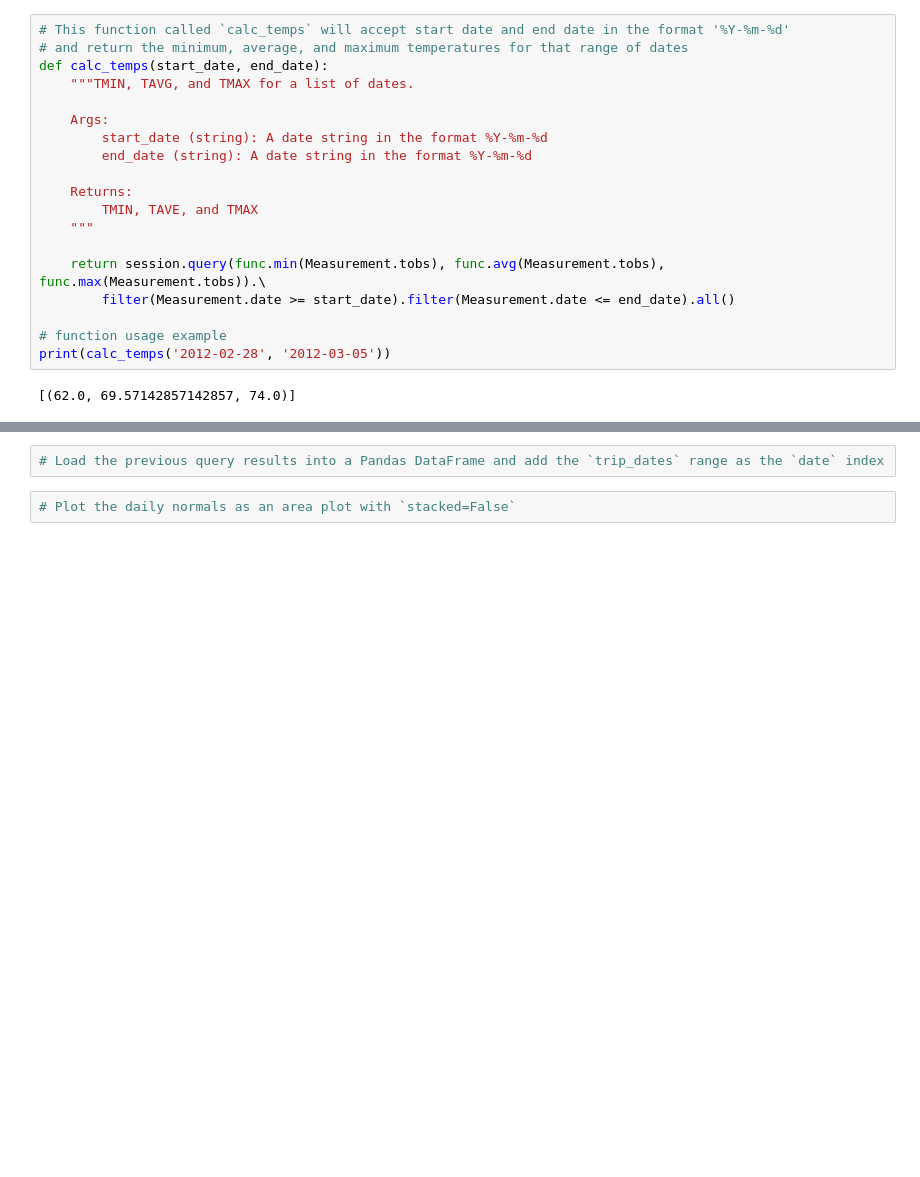
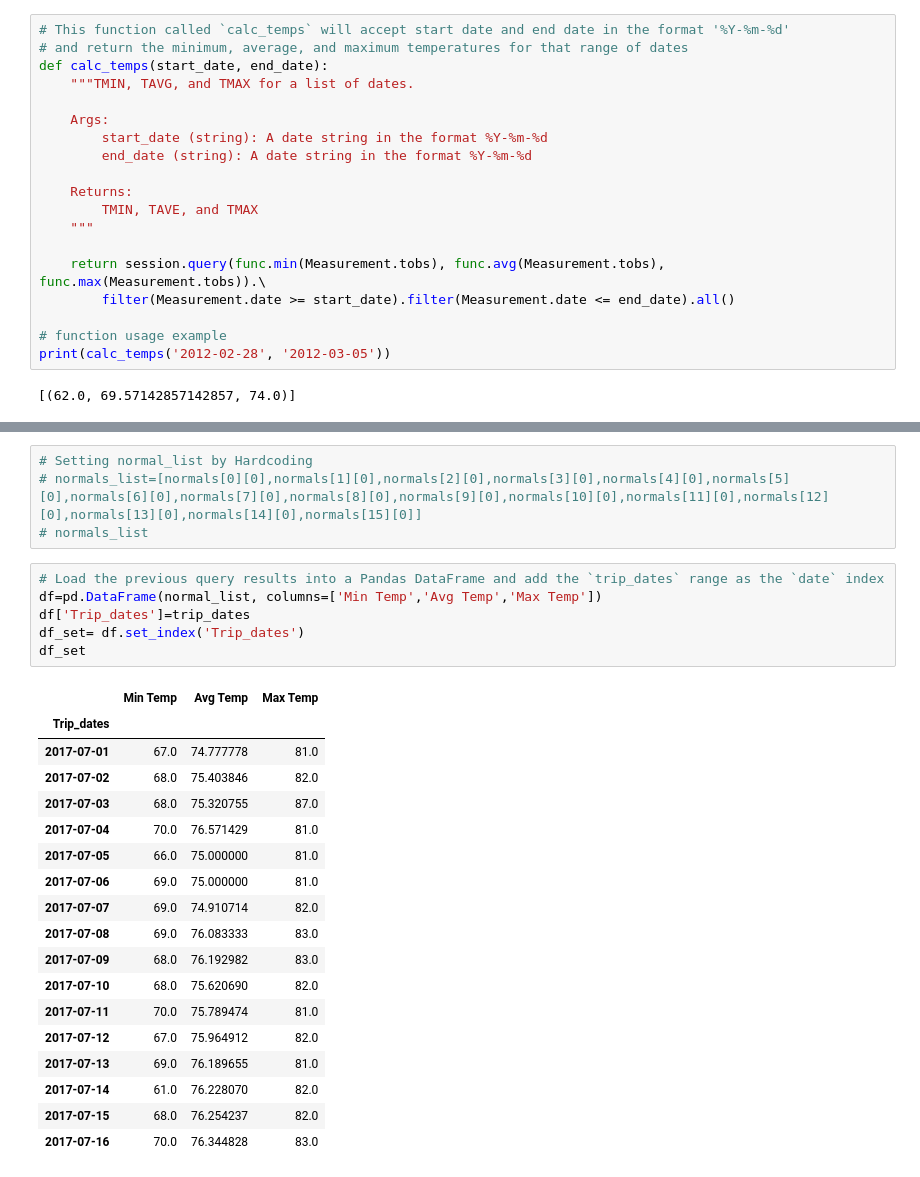
Before and after one commit to kdaltayli/SQLAlchemy_Challenge_KA, a Jupyter notebook: climate_starter.ipynb, the cells around one changed output, grey strips where cells are left out. Drawn from its saved outputs; the diff is of its cells as text; blank space fills up the shorter version.

```diff
--- a/climate_starter.ipynb
+++ b/climate_starter.ipynb
@@ -305,4 +584,29 @@ daily_normals("01-01")
+# %%
+# Setting normal_list by Hardcoding
+# normals_list=[normals[0][0],normals[1][0],normals[2][0],normals[3][0],normals[4][0],normals[5][0],normals[6][0],normals[7][0],normals[8][0],normals[9][0],normals[10][0],normals[11][0],normals[12][0],normals[13][0],normals[14][0],normals[15][0]]
+# normals_list
 # %%
 # Load the previous query results into a Pandas DataFrame and add the `trip_dates` range as the `date` index
+df=pd.DataFrame(normal_list, columns=['Min Temp','Avg Temp','Max Temp'])
+df['Trip_dates']=trip_dates
+df_set= df.set_index('Trip_dates')
+df_set
+# %% [output]
+|  | Min Temp | Avg Temp | Max Temp |
+| Trip_dates |  |  |  |
+| 2017-07-01 | 67.0 | 74.777778 | 81.0 |
+| 2017-07-02 | 68.0 | 75.403846 | 82.0 |
+| 2017-07-03 | 68.0 | 75.320755 | 87.0 |
+| 2017-07-04 | 70.0 | 76.571429 | 81.0 |
+| 2017-07-05 | 66.0 | 75.000000 | 81.0 |
+| 2017-07-06 | 69.0 | 75.000000 | 81.0 |
+| 2017-07-07 | 69.0 | 74.910714 | 82.0 |
+| 2017-07-08 | 69.0 | 76.083333 | 83.0 |
+| 2017-07-09 | 68.0 | 76.192982 | 83.0 |
+| 2017-07-10 | 68.0 | 75.620690 | 82.0 |
+| 2017-07-11 | 70.0 | 75.789474 | 81.0 |
+| 2017-07-12 | 67.0 | 75.964912 | 82.0 |
+| 2017-07-13 | 69.0 | 76.189655 | 81.0 |
+| 2017-07-14 | 61.0 | 76.228070 | 82.0 |
+| 2017-07-15 | 68.0 | 76.254237 | 82.0 |
+| 2017-07-16 | 70.0 | 76.344828 | 83.0 |
-# %%
-# Plot the daily normals as an area plot with `stacked=False`
```
Also changed, not shown: parts of 23 cells of this notebook, 4 other files.
